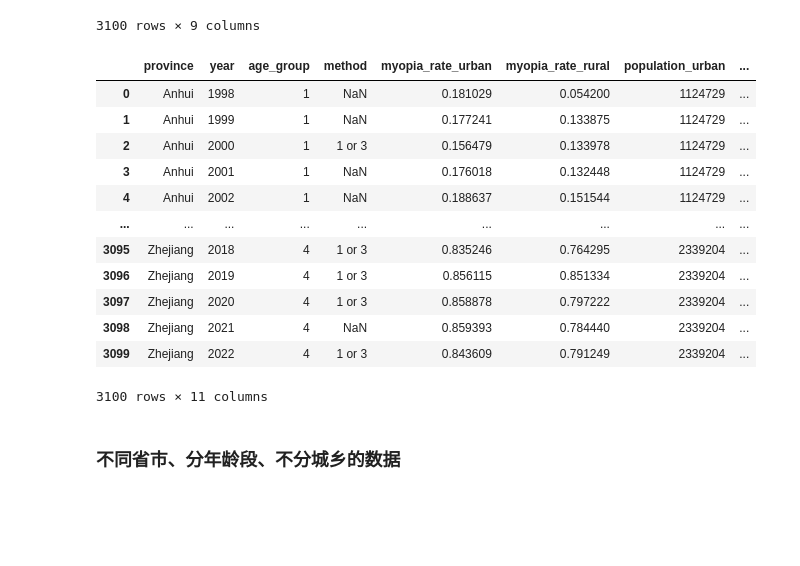
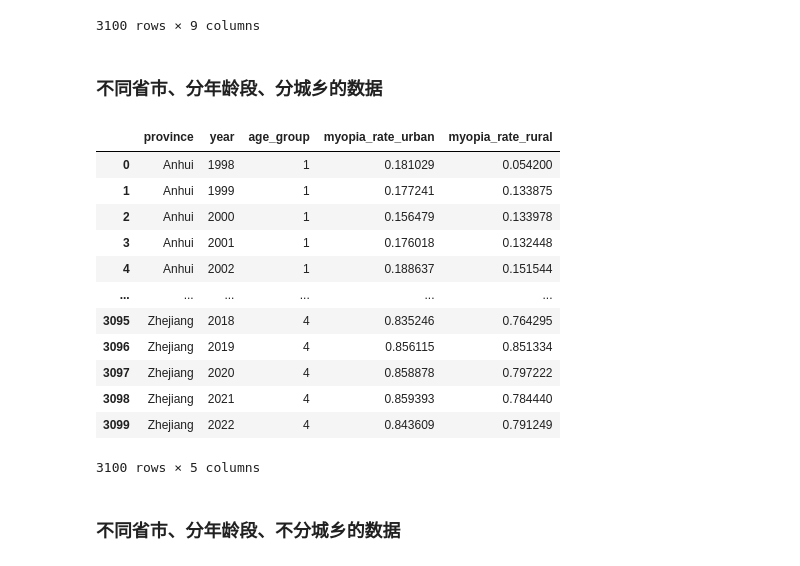
Before and after one commit to feng-li/myopia, a Jupyter notebook: projects/rates_estimation/rates_summary.ipynb, the cells around one changed output. Cells and saved outputs as stored; diff of their text form; code cells hidden in the pictures; blank space fills up the shorter version.

```diff
--- a/projects/rates_estimation/rates_summary.ipynb
+++ b/projects/rates_estimation/rates_summary.ipynb
@@ -126,23 +126,26 @@ df_province
 | 3098 | Zhejiang | 2021 | 4 | NaN | 0.859393 | 0.784440 | 2339204 | ... |
 | 3099 | Zhejiang | 2022 | 4 | 1 or 3 | 0.843609 | 0.791249 | 2339204 | ... |
 3100 rows × 9 columns
-# %%
-df_province['rate'] =  df_province['myopia_rate_urban'] * df_province['weight'] + df_province['myopia_rate_rural'] * (1 - df_province['weight'])
-df_province['population'] = df_province['population_urban'] + df_province['population_rural']
-df_province
-# %% [output]
-|  | province | year | age_group | method | myopia_rate_urban | myopia_rate_rural | population_urban | ... |
-| 0 | Anhui | 1998 | 1 | NaN | 0.181029 | 0.054200 | 1124729 | ... |
-| 1 | Anhui | 1999 | 1 | NaN | 0.177241 | 0.133875 | 1124729 | ... |
-| 2 | Anhui | 2000 | 1 | 1 or 3 | 0.156479 | 0.133978 | 1124729 | ... |
-| 3 | Anhui | 2001 | 1 | NaN | 0.176018 | 0.132448 | 1124729 | ... |
-| 4 | Anhui | 2002 | 1 | NaN | 0.188637 | 0.151544 | 1124729 | ... |
-| ... | ... | ... | ... | ... | ... | ... | ... | ... |
-| 3095 | Zhejiang | 2018 | 4 | 1 or 3 | 0.835246 | 0.764295 | 2339204 | ... |
-| 3096 | Zhejiang | 2019 | 4 | 1 or 3 | 0.856115 | 0.851334 | 2339204 | ... |
-| 3097 | Zhejiang | 2020 | 4 | 1 or 3 | 0.858878 | 0.797222 | 2339204 | ... |
-| 3098 | Zhejiang | 2021 | 4 | NaN | 0.859393 | 0.784440 | 2339204 | ... |
-| 3099 | Zhejiang | 2022 | 4 | 1 or 3 | 0.843609 | 0.791249 | 2339204 | ... |
-3100 rows × 11 columns
+# %% [markdown]
+### 不同省市、分年龄段、分城乡的数据
+# %%
+df_rate_province_age_urban_rural = df_province.loc[:, ['province', 'year', 'age_group', 'myopia_rate_urban', 'myopia_rate_rural']]
+# 各省份 分年龄段，分城乡数据
+df_rate_province_age_urban_rural.to_csv('../rate_province_age_urban_rural.csv', index=False)
+df_rate_province_age_urban_rural
+# %% [output]
+|  | province | year | age_group | myopia_rate_urban | myopia_rate_rural |
+| 0 | Anhui | 1998 | 1 | 0.181029 | 0.054200 |
+| 1 | Anhui | 1999 | 1 | 0.177241 | 0.133875 |
+| 2 | Anhui | 2000 | 1 | 0.156479 | 0.133978 |
+| 3 | Anhui | 2001 | 1 | 0.176018 | 0.132448 |
+| 4 | Anhui | 2002 | 1 | 0.188637 | 0.151544 |
+| ... | ... | ... | ... | ... | ... |
+| 3095 | Zhejiang | 2018 | 4 | 0.835246 | 0.764295 |
+| 3096 | Zhejiang | 2019 | 4 | 0.856115 | 0.851334 |
+| 3097 | Zhejiang | 2020 | 4 | 0.858878 | 0.797222 |
+| 3098 | Zhejiang | 2021 | 4 | 0.859393 | 0.784440 |
+| 3099 | Zhejiang | 2022 | 4 | 0.843609 | 0.791249 |
+3100 rows × 5 columns
 # %% [markdown]
 ### 不同省市、分年龄段、不分城乡的数据
```
Also changed, not shown: parts of 27 cells of this notebook, 4 other files.
